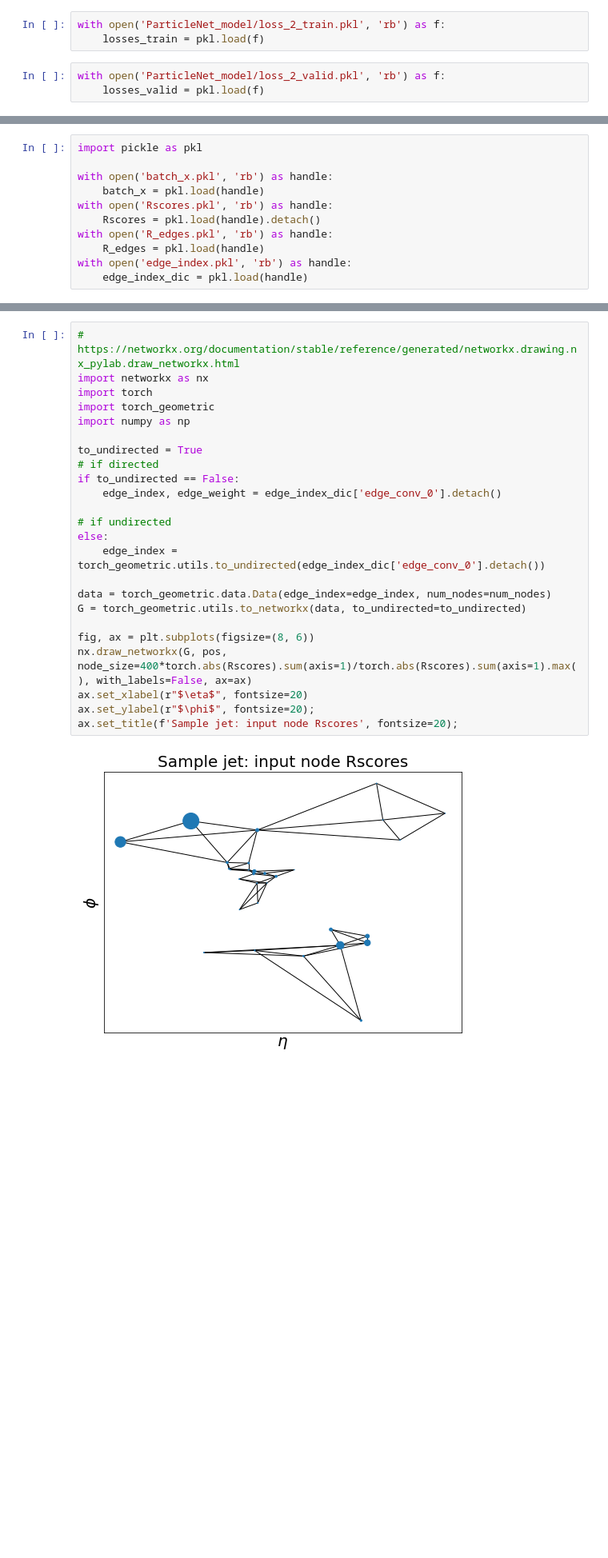
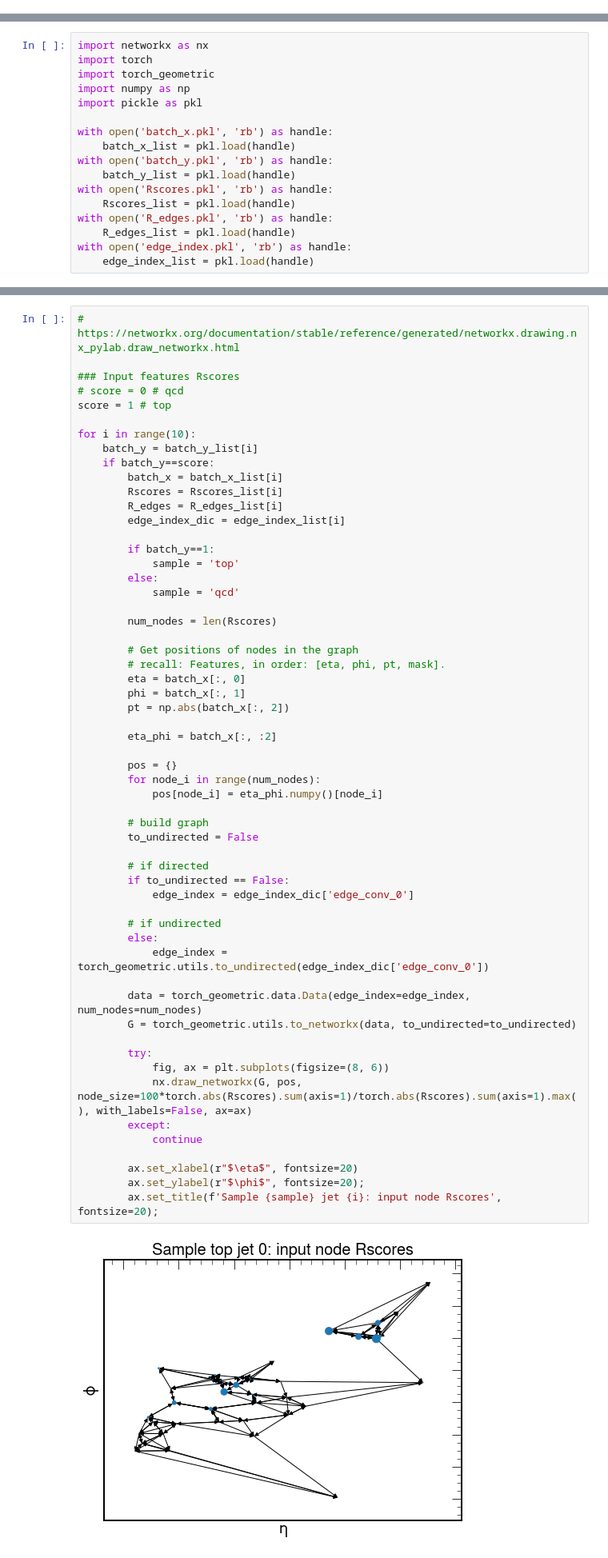
Before and after one commit to farakiko/xai4hep, a Jupyter notebook: binder/particlenet.ipynb, the cells around one changed output, grey strips where cells are left out. Shown at 80% size. Cells and saved outputs as stored; diff of their text form; blank space fills up the shorter version.

Commit message:
particlenet done

```diff
--- a/binder/particlenet.ipynb
+++ b/binder/particlenet.ipynb
@@ -144,6 +101,0 @@ epoch_0_weights.pth    loss_2_valid.pkl
-# %%
-with open('ParticleNet_model/loss_2_train.pkl', 'rb') as f:
-    losses_train = pkl.load(f)
-# %%
-with open('ParticleNet_model/loss_2_valid.pkl', 'rb') as f:
-    losses_valid = pkl.load(f)
@@ -168,11 +104,17 @@ Rscores.pkl       batch_x.pkl       particlenet.ipynb
 # %%
+import networkx as nx
+import torch
+import torch_geometric
+import numpy as np
 import pickle as pkl
 
 with open('batch_x.pkl', 'rb') as handle:
-    batch_x = pkl.load(handle)
+    batch_x_list = pkl.load(handle)
+with open('batch_y.pkl', 'rb') as handle:
+    batch_y_list = pkl.load(handle)
 with open('Rscores.pkl', 'rb') as handle:
-    Rscores = pkl.load(handle).detach()
+    Rscores_list = pkl.load(handle)
 with open('R_edges.pkl', 'rb') as handle:
-    R_edges = pkl.load(handle)
+    R_edges_list = pkl.load(handle)
 with open('edge_index.pkl', 'rb') as handle:
-    edge_index_dic = pkl.load(handle)
+    edge_index_list = pkl.load(handle)
@@ -226,26 +183,59 @@ FileNotFoundError: [Errno 2] No such file or directory: '/Users/fmokhtar/Desktop
 # %%
 # https://networkx.org/documentation/stable/reference/generated/networkx.drawing.nx_pylab.draw_networkx.html
-import networkx as nx
-import torch
-import torch_geometric
-import numpy as np
 
-to_undirected = True
-# if directed
-if to_undirected == False:
-    edge_index, edge_weight = edge_index_dic['edge_conv_0'].detach()
+### Input features Rscores
+# score = 0 # qcd
+score = 1 # top
 
-# if undirected
-else:
-    edge_index = torch_geometric.utils.to_undirected(edge_index_dic['edge_conv_0'].detach())
+for i in range(10):
+    batch_y = batch_y_list[i]
+    if batch_y==score:
+        batch_x = batch_x_list[i]
+        Rscores = Rscores_list[i]
+        R_edges = R_edges_list[i]
+        edge_index_dic = edge_index_list[i]
 
-data = torch_geometric.data.Data(edge_index=edge_index, num_nodes=num_nodes)
-G = torch_geometric.utils.to_networkx(data, to_undirected=to_undirected)
+        if batch_y==1:
+            sample = 'top'
+        else:
+            sample = 'qcd'
 
-fig, ax = plt.subplots(figsize=(8, 6))
-nx.draw_networkx(G, pos, node_size=400*torch.abs(Rscores).sum(axis=1)/torch.abs(Rscores).sum(axis=1).max(), with_labels=False, ax=ax)
-ax.set_xlabel(r"$\eta$", fontsize=20)
-ax.set_ylabel(r"$\phi$", fontsize=20);
-ax.set_title(f'Sample jet: input node Rscores', fontsize=20);
+        num_nodes = len(Rscores)
+
+        # Get positions of nodes in the graph
+        # recall: Features, in order: [eta, phi, pt, mask].
+        eta = batch_x[:, 0]
+        phi = batch_x[:, 1]
+        pt = np.abs(batch_x[:, 2])
+
+        eta_phi = batch_x[:, :2]
+
+        pos = {}
+        for node_i in range(num_nodes):
+            pos[node_i] = eta_phi.numpy()[node_i]
+
+        # build graph
+        to_undirected = False
+
+        # if directed
+        if to_undirected == False:
+            edge_index = edge_index_dic['edge_conv_0']
+
+        # if undirected
+        else:
+            edge_index = torch_geometric.utils.to_undirected(edge_index_dic['edge_conv_0'])
+
+        data = torch_geometric.data.Data(edge_index=edge_index, num_nodes=num_nodes)
+        G = torch_geometric.utils.to_networkx(data, to_undirected=to_undirected)
+
+        try:
+            fig, ax = plt.subplots(figsize=(8, 6))
+            nx.draw_networkx(G, pos, node_size=100*torch.abs(Rscores).sum(axis=1)/torch.abs(Rscores).sum(axis=1).max(), with_labels=False, ax=ax)
+        except:
+            continue
+
+        ax.set_xlabel(r"$\eta$", fontsize=20)
+        ax.set_ylabel(r"$\phi$", fontsize=20);
+        ax.set_title(f'Sample {sample} jet {i}: input node Rscores', fontsize=20);
 # %% [output]
-[figure, old version]
+[figure, new version]
```
Also changed, not shown: parts of 14 cells of this notebook, 6 other files.
